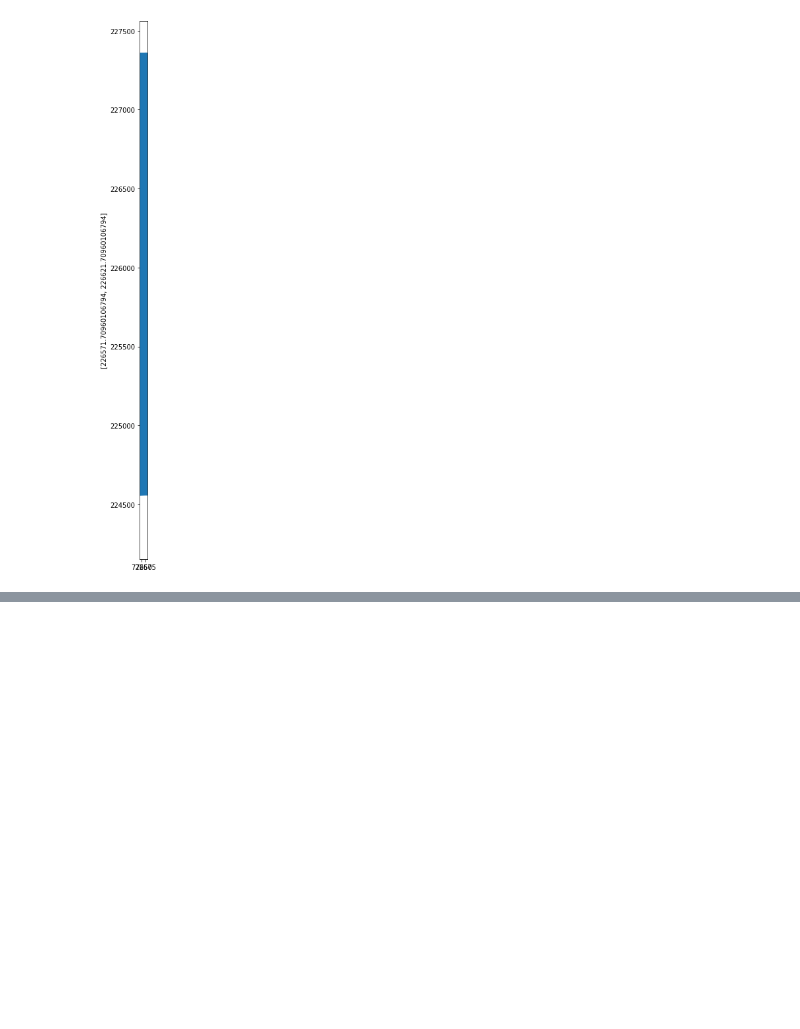
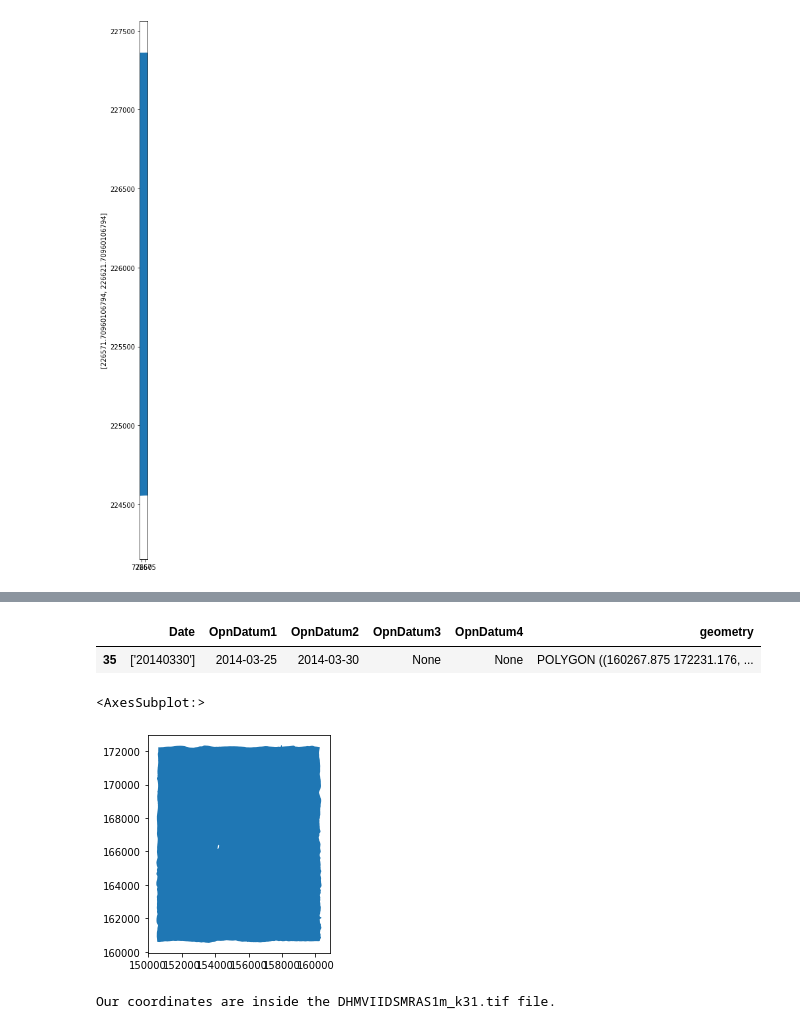
Before and after one commit to alebegge/3Dplotting_houses, a Jupyter notebook: Test_read_1_file.ipynb, the cells around one changed output, grey strips where cells are left out. Cells and saved outputs as stored; diff of their text form; code cells hidden in the pictures; blank space fills up the shorter version.

```diff
--- a/Test_read_1_file.ipynb
+++ b/Test_read_1_file.ipynb
@@ -230,0 +264,19 @@ plt.show()
+# %%
+my_gpd = t31_shape.cx[(coord[0] - slice):(coord[0] + slice), (coord[1] - slice):(coord[1] + slice)]
+# %%
+my_gpd
+# %% [output]
+|  | Date | OpnDatum1 | OpnDatum2 | OpnDatum3 | OpnDatum4 | geometry |
+| 35 | ['20140330'] | 2014-03-25 | 2014-03-30 | None | None | POLYGON ((160267.875 172231.176, ... |
+# %%
+my_gpd.plot()
+# %% [output]
+<AxesSubplot:>
+[figure, added]
+# %%
+from affine import Affine
+import xarray as xr
+da = xr.open_rasterio(test_wo.wich_file())
+transform = Affine.from_gdal(*da.attrs["transform"]) # this is important to retain the geographic attributes from the file
+# %% [output]
+Our coordinates are inside the DHMVIIDSMRAS1m_k31.tif file.
```
Also changed, not shown: parts of 24 cells of this notebook, 3 other files.
